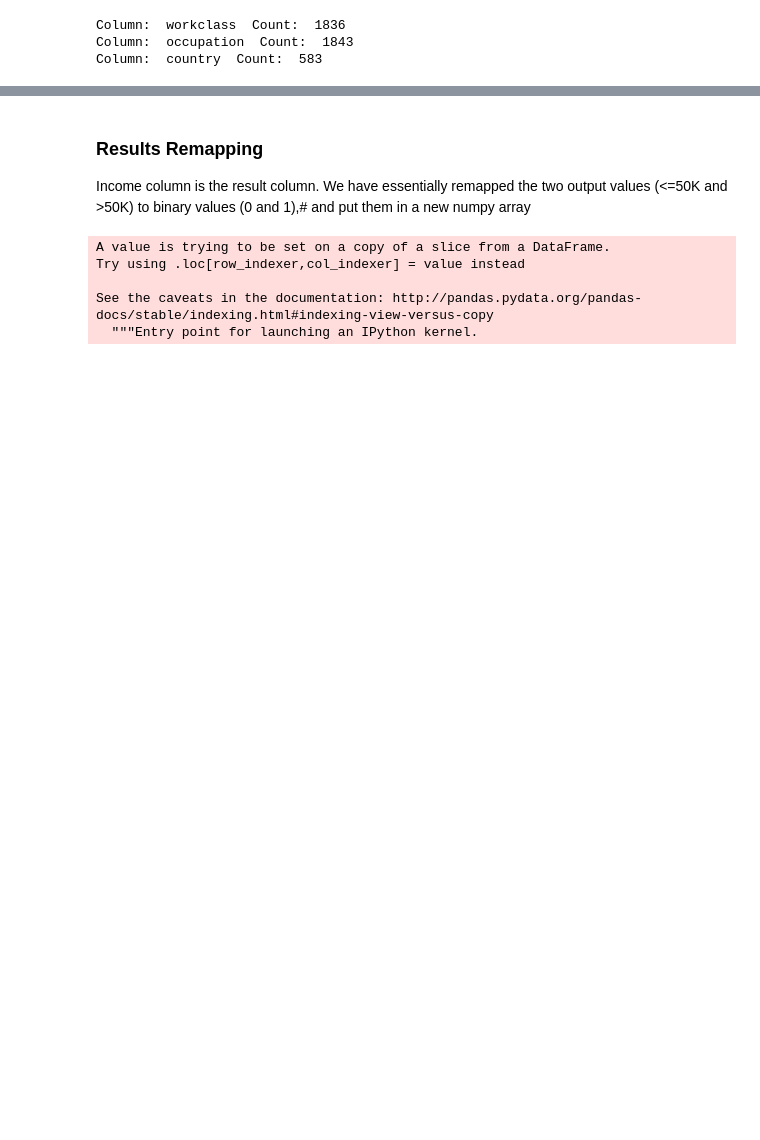
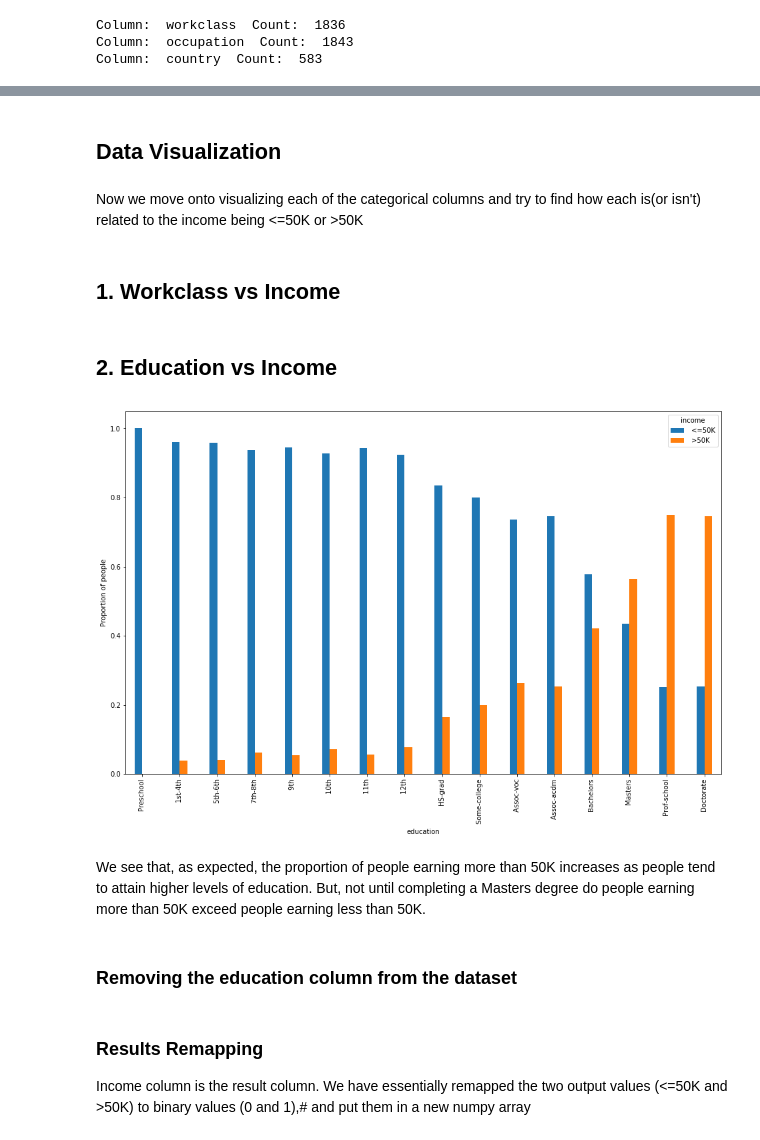
Before and after one commit to arv1ndh/ml_project, a Jupyter notebook: code/project_contents.ipynb, the cells around one changed output, grey strips where cells are left out. Saved outputs shown, nothing was run; the diff lists cells and outputs as text; code cells hidden in the pictures; blank space fills up the shorter version.

Commit message:
Minor changes with columns and data cleaning

```diff
--- a/code/project_contents.ipynb
+++ b/code/project_contents.ipynb
@@ -16,0 +65,10 @@ train.columns = col_map
+# %%
+train = pd.concat([
+        train.select_dtypes(['object']).apply(pd.Series.astype, dtype = 'category'),
+        train.select_dtypes([], ['object'])
+        ], axis = 1).reindex(train.columns, axis = 1)
+
+test = pd.concat([
+        test.select_dtypes(['object']).apply(pd.Series.astype, dtype = 'category'),
+        test.select_dtypes([],['object'])
+        ], axis = 1).reindex(test.columns, axis = 1)
@@ -29,0 +256,31 @@ Column:  country  Count:  583
+# %% [markdown]
+## Data Visualization
+# %% [markdown]
+Now we move onto visualizing each of the categorical columns and try to find how each is(or isn't) related to the income being <=50K or >50K
+# %% [markdown]
+## 1. Workclass vs Income
+# %% [markdown]
+## 2. Education vs Income
+# %%
+# Counting rows wrt education and incomes
+edu_income_c = train.groupby(['education','income']).count()['age'].unstack('income').fillna(0).reindex(sorted_index)
+
+# Calculating the proportion of people in each income class for each education level
+temp = edu_income_c[" <=50K"] / (edu_income_c[" <=50K"] + edu_income_c[" >50K"])
+edu_income_c[" >50K"] = edu_income_c[" >50K"] / (edu_income_c[" <=50K"] + edu_income_c[" >50K"])
+edu_income_c[" <=50K"] = temp
+
+#print(edu_income_c)
+fig, axes = plt.subplots()
+
+axes.set_xlabel('Education')
+axes.set_ylabel('Proportion of people')
+edu_income_c.plot.bar(ax = axes, figsize = (16,10), width = 0.4)
+
+fig.show()
+# %% [output]
+[figure, added]
+# %% [markdown]
+We see that, as expected, the proportion of people earning more than 50K increases as people tend to attain higher levels of education. But, not until completing a Masters degree do people earning more than 50K exceed people earning less than 50K.
+# %% [markdown]
+### Removing the education column from the dataset
@@ -33,11 +292,5 @@ Column:  country  Count:  583
 Income column is the result column. We have essentially remapped the two output values (<=50K and >50K) to binary values (0 and 1),# and put them in a new numpy array
 # %%
 train['income'] = train['income'].map({ " <=50K": 0, " >50K": 1})
-#Results = np.copy(train['income'].values)
-#train.drop(columns="income",inplace=True)
+Results = np.copy(train['income'].values)
+train.drop(columns="income",inplace=True)
-# %% [output]
-A value is trying to be set on a copy of a slice from a DataFrame.
-Try using .loc[row_indexer,col_indexer] = value instead
-
-See the caveats in the documentation: http://pandas.pydata.org/pandas-docs/stable/indexing.html#indexing-view-versus-copy
-  """Entry point for launching an IPython kernel.
```
Also changed, not shown: parts of 40 cells of this notebook.
